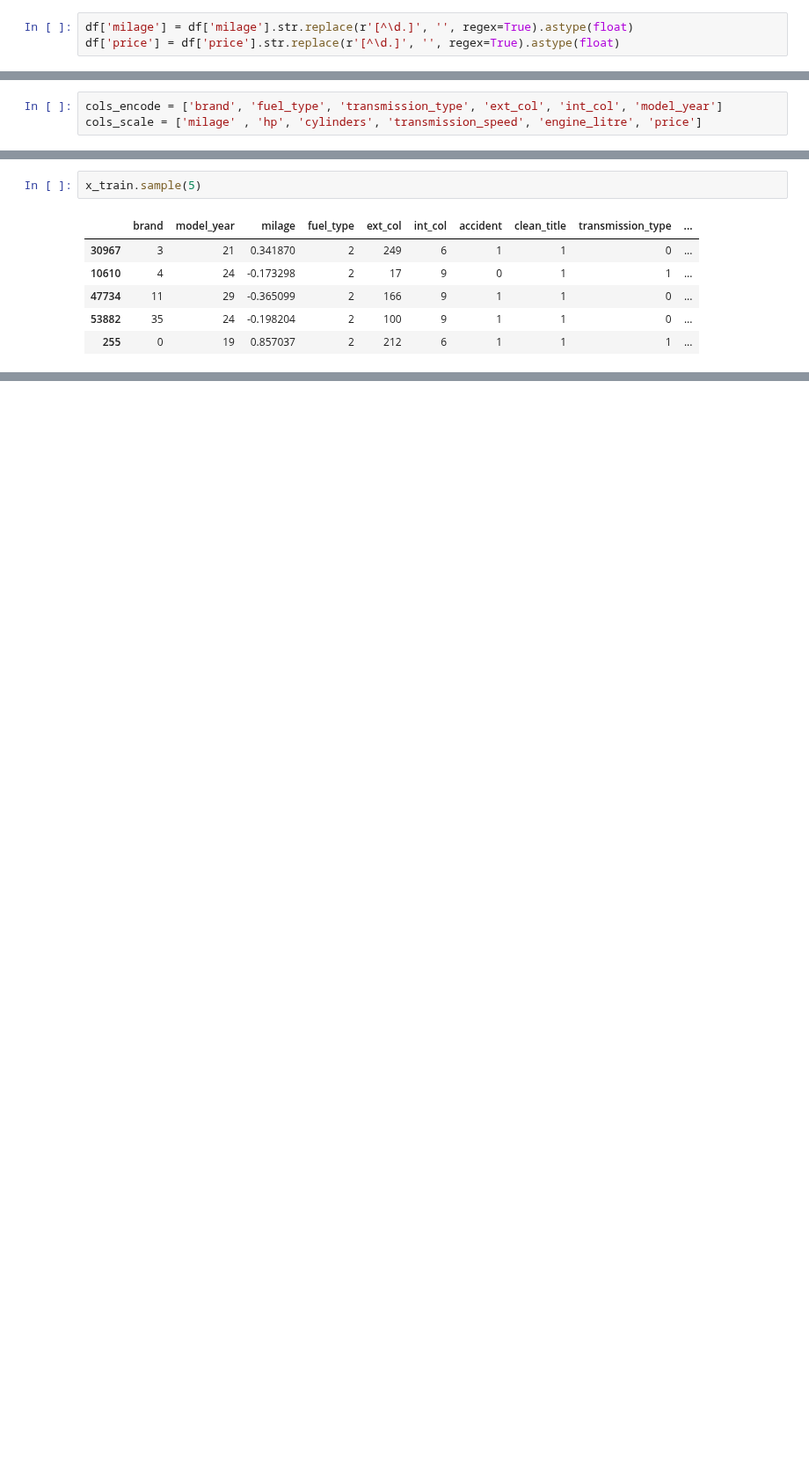
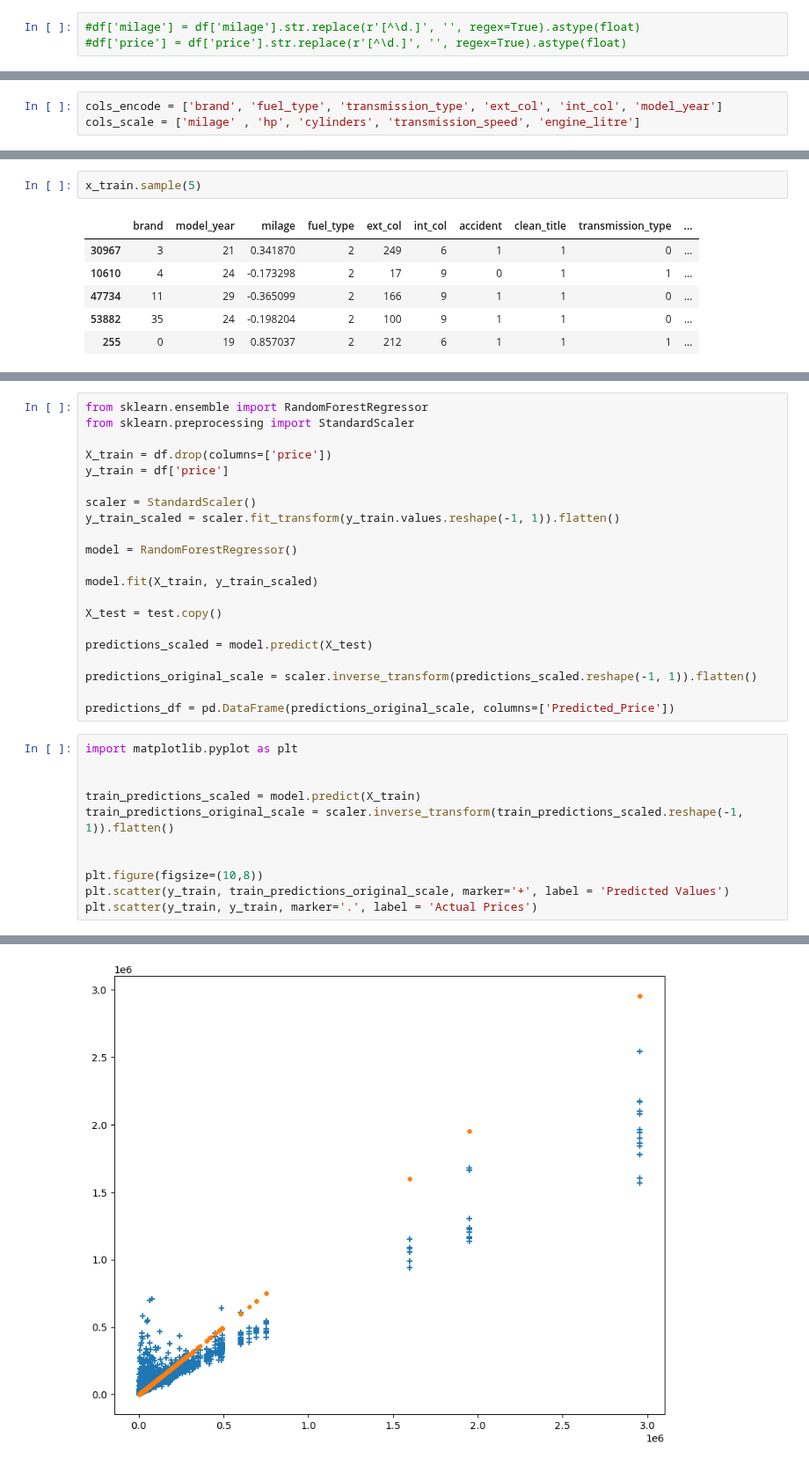
Before and after one commit to S1XTUS/KaggleXFellowShip-Used-Car-Price, a Jupyter notebook: kaggleX_Comp.ipynb, the cells around one changed output, grey strips where cells are left out. Shown at 88% size. Drawn from its saved outputs; the diff is of its cells as text; blank space fills up the shorter version.

Commit message:
updated models and submitted to kaggle

```diff
--- a/kaggleX_Comp.ipynb
+++ b/kaggleX_Comp.ipynb
@@ -264,8 +266,8 @@ df.sample(5)
 # %%
 df['transmission_type'] = df['transmission'].apply(lambda x: 'Automatic' if 'a/t' in x.lower() or 'automatic' in x.lower() else 'Manual')
 # %%
-df['milage'] = df['milage'].str.replace(r'[^\d.]', '', regex=True).astype(float)
-df['price'] = df['price'].str.replace(r'[^\d.]', '', regex=True).astype(float)
+#df['milage'] = df['milage'].str.replace(r'[^\d.]', '', regex=True).astype(float)
+#df['price'] = df['price'].str.replace(r'[^\d.]', '', regex=True).astype(float)
 # %%
 def extract_litre_eng(engine_desc):
     match = re.search(r'(\d+(\.\d+)?)\s*[Ll](?:iter)?', engine_desc)
@@ -404,7 +406,7 @@ df.sample(5)
 # Encoding
 # %%
 cols_encode = ['brand', 'fuel_type', 'transmission_type', 'ext_col', 'int_col', 'model_year']
-cols_scale = ['milage' , 'hp', 'cylinders', 'transmission_speed', 'engine_litre', 'price']
+cols_scale = ['milage' , 'hp', 'cylinders', 'transmission_speed', 'engine_litre']
 # %%
 from sklearn.preprocessing import LabelEncoder
 le = LabelEncoder()
@@ -485,0 +560,33 @@ x_train.sample(5)
+# %%
+from sklearn.ensemble import RandomForestRegressor
+from sklearn.preprocessing import StandardScaler
+
+X_train = df.drop(columns=['price'])
+y_train = df['price']
+
+scaler = StandardScaler()
+y_train_scaled = scaler.fit_transform(y_train.values.reshape(-1, 1)).flatten()
+
+model = RandomForestRegressor()
+
+model.fit(X_train, y_train_scaled)
+
+X_test = test.copy()
+
+predictions_scaled = model.predict(X_test)
+
+predictions_original_scale = scaler.inverse_transform(predictions_scaled.reshape(-1, 1)).flatten()
+
+predictions_df = pd.DataFrame(predictions_original_scale, columns=['Predicted_Price'])
+# %%
+import matplotlib.pyplot as plt
+
+
+train_predictions_scaled = model.predict(X_train)
+train_predictions_original_scale = scaler.inverse_transform(train_predictions_scaled.reshape(-1, 1)).flatten()
+
+
+plt.figure(figsize=(10,8))
+plt.scatter(y_train, train_predictions_original_scale, marker='+', label = 'Predicted Values')
+plt.scatter(y_train, y_train, marker='.', label = 'Actual Prices')
+# %% [output]
@@ -485,0 +594 @@ x_train.sample(5)
+[figure, added]
```
Also changed, not shown: parts of 28 cells of this notebook, 2 other files.
